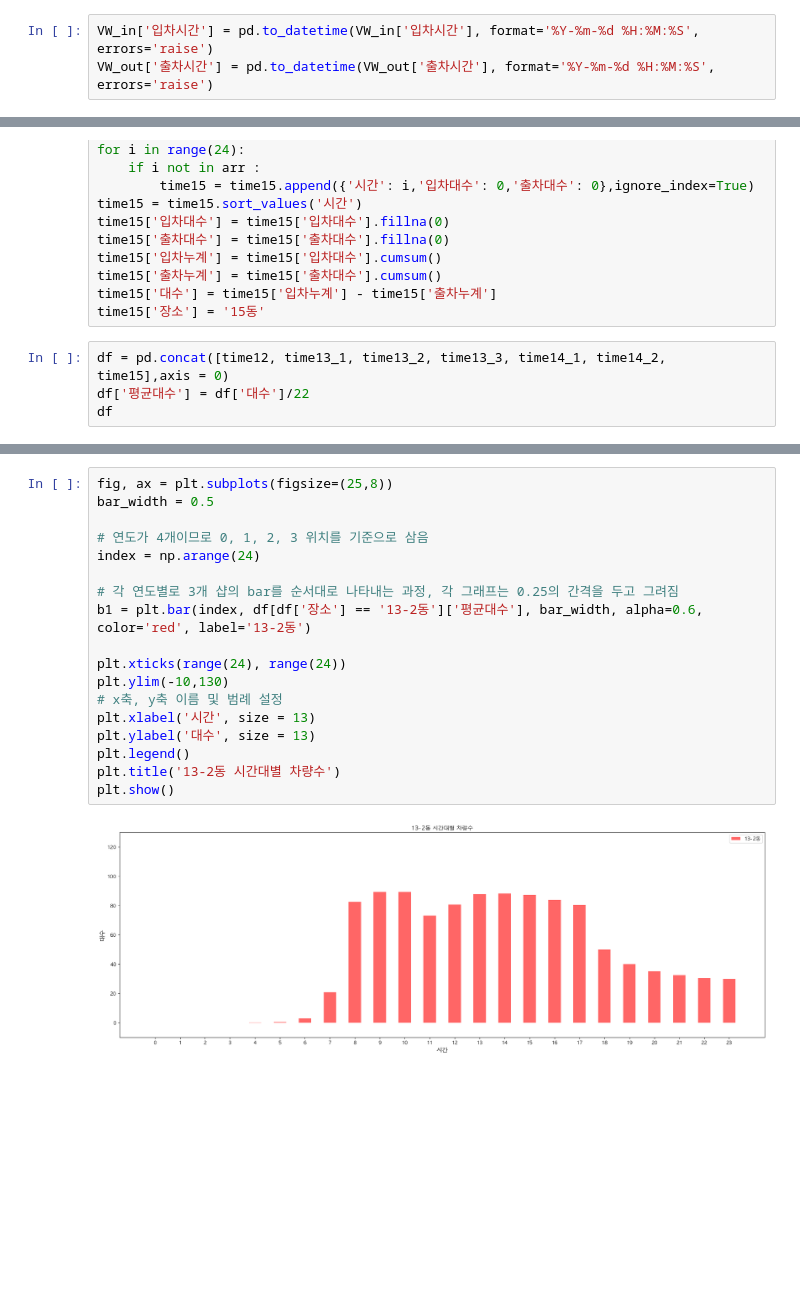
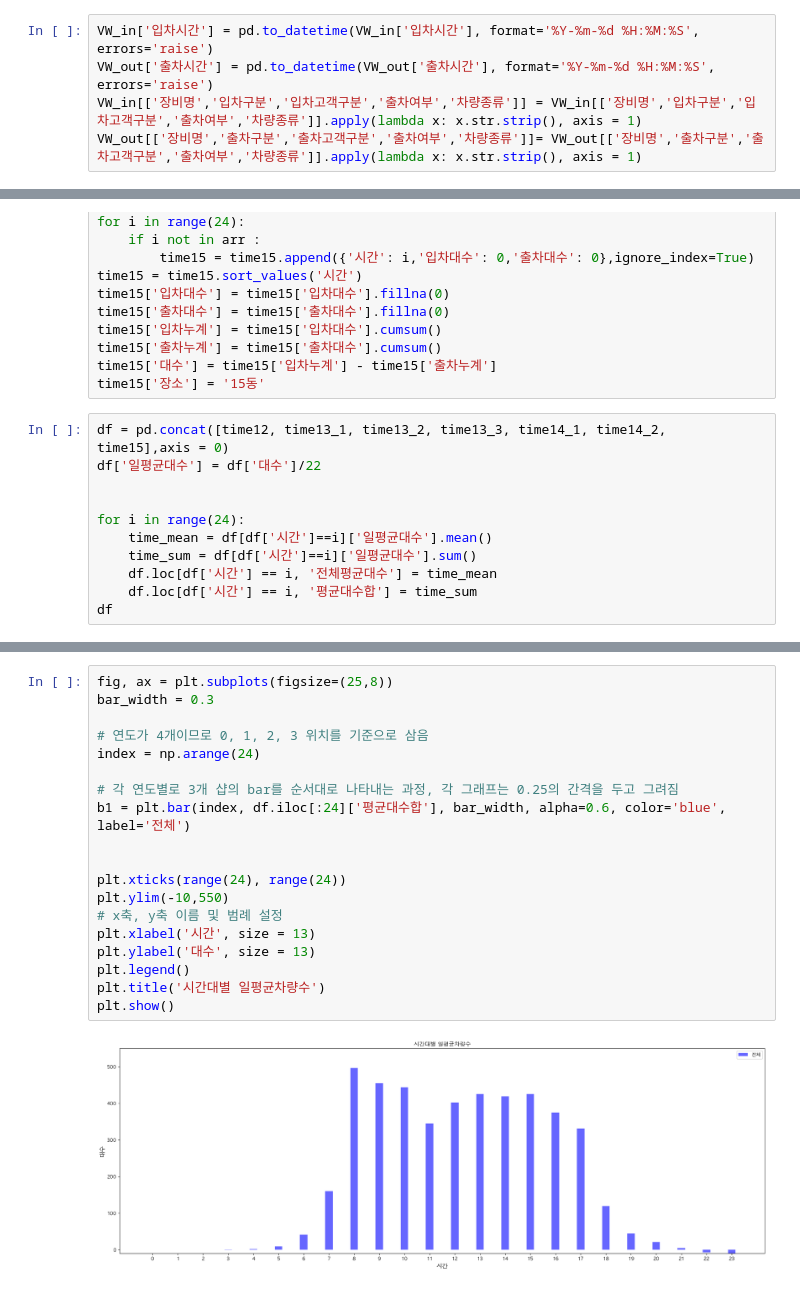
Before and after one commit to KeumHyeonJun/Governmnet_project, a Jupyter notebook: 주차,출입/차량/EDA_주차.ipynb, the cells around one changed output, grey strips where cells are left out. Saved outputs shown, nothing was run; the diff lists cells and outputs as text; blank space fills up the shorter version.

```diff
--- a/주차,출입/차량/EDA_주차.ipynb
+++ b/주차,출입/차량/EDA_주차.ipynb
@@ -184,6 +183,8 @@ VW_out['출차시간'] = VW_out['출차일자']  + VW_out['출차시각']
 # %%
 VW_in['입차시간'] = pd.to_datetime(VW_in['입차시간'], format='%Y-%m-%d %H:%M:%S', errors='raise')
 VW_out['출차시간'] = pd.to_datetime(VW_out['출차시간'], format='%Y-%m-%d %H:%M:%S', errors='raise')
+VW_in[['장비명','입차구분','입차고객구분','출차여부','차량종류']] = VW_in[['장비명','입차구분','입차고객구분','출차여부','차량종류']].apply(lambda x: x.str.strip(), axis = 1)
+VW_out[['장비명','출차구분','출차고객구분','출차여부','차량종류']]= VW_out[['장비명','출차구분','출차고객구분','출차여부','차량종류']].apply(lambda x: x.str.strip(), axis = 1)
 # %% [markdown]
 ## - 주차장별, 기간별, 위치별 직원 / 방문고객 주차 차량 수 분석
 # %%
@@ -388,6 +369,13 @@ time15['대수'] = time15['입차누계'] - time15['출차누계']
 time15['장소'] = '15동'
 # %%
 df = pd.concat([time12, time13_1, time13_2, time13_3, time14_1, time14_2, time15],axis = 0)
-df['평균대수'] = df['대수']/22
+df['일평균대수'] = df['대수']/22
+
+
+for i in range(24):
+    time_mean = df[df['시간']==i]['일평균대수'].mean()
+    time_sum = df[df['시간']==i]['일평균대수'].sum()
+    df.loc[df['시간'] == i, '전체평균대수'] = time_mean
+    df.loc[df['시간'] == i, '평균대수합'] = time_sum
 df
 # %% [output]
@@ -479,20 +554,21 @@ plt.show()
 # %%
 fig, ax = plt.subplots(figsize=(25,8))
-bar_width = 0.5
+bar_width = 0.3
 
 # 연도가 4개이므로 0, 1, 2, 3 위치를 기준으로 삼음
 index = np.arange(24)
 
 # 각 연도별로 3개 샵의 bar를 순서대로 나타내는 과정, 각 그래프는 0.25의 간격을 두고 그려짐
-b1 = plt.bar(index, df[df['장소'] == '13-2동']['평균대수'], bar_width, alpha=0.6, color='red', label='13-2동')
+b1 = plt.bar(index, df.iloc[:24]['평균대수합'], bar_width, alpha=0.6, color='blue', label='전체')
+
 
 plt.xticks(range(24), range(24))
-plt.ylim(-10,130)
+plt.ylim(-10,550)
 # x축, y축 이름 및 범례 설정
 plt.xlabel('시간', size = 13)
 plt.ylabel('대수', size = 13)
 plt.legend()
-plt.title('13-2동 시간대별 차량수')
+plt.title('시간대별 일평균차량수')
 plt.show()
 # %% [output]
-[figure, old version]
+[figure, new version]
```
Also changed, not shown: parts of 22 cells of this notebook, 5 other files.
